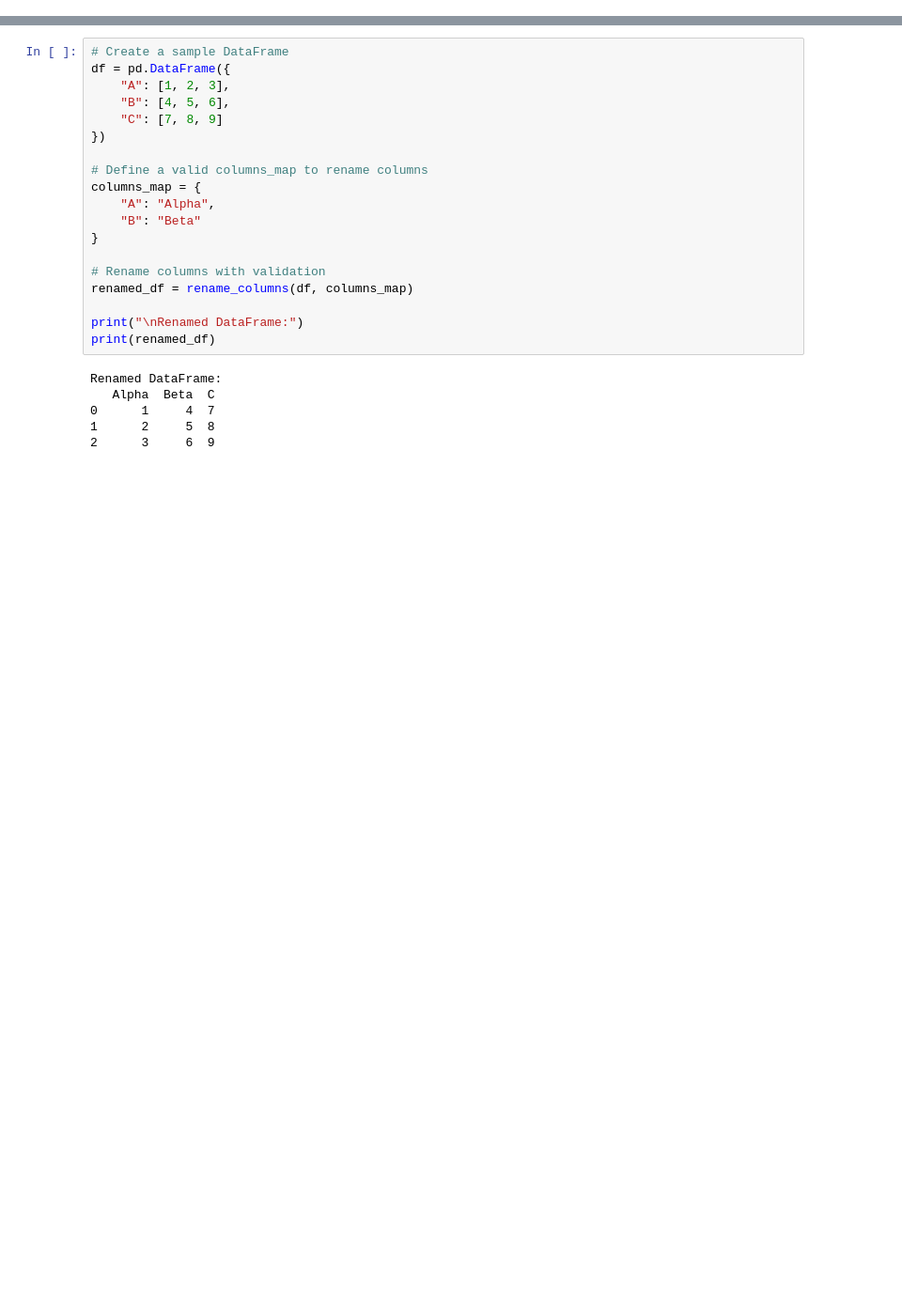
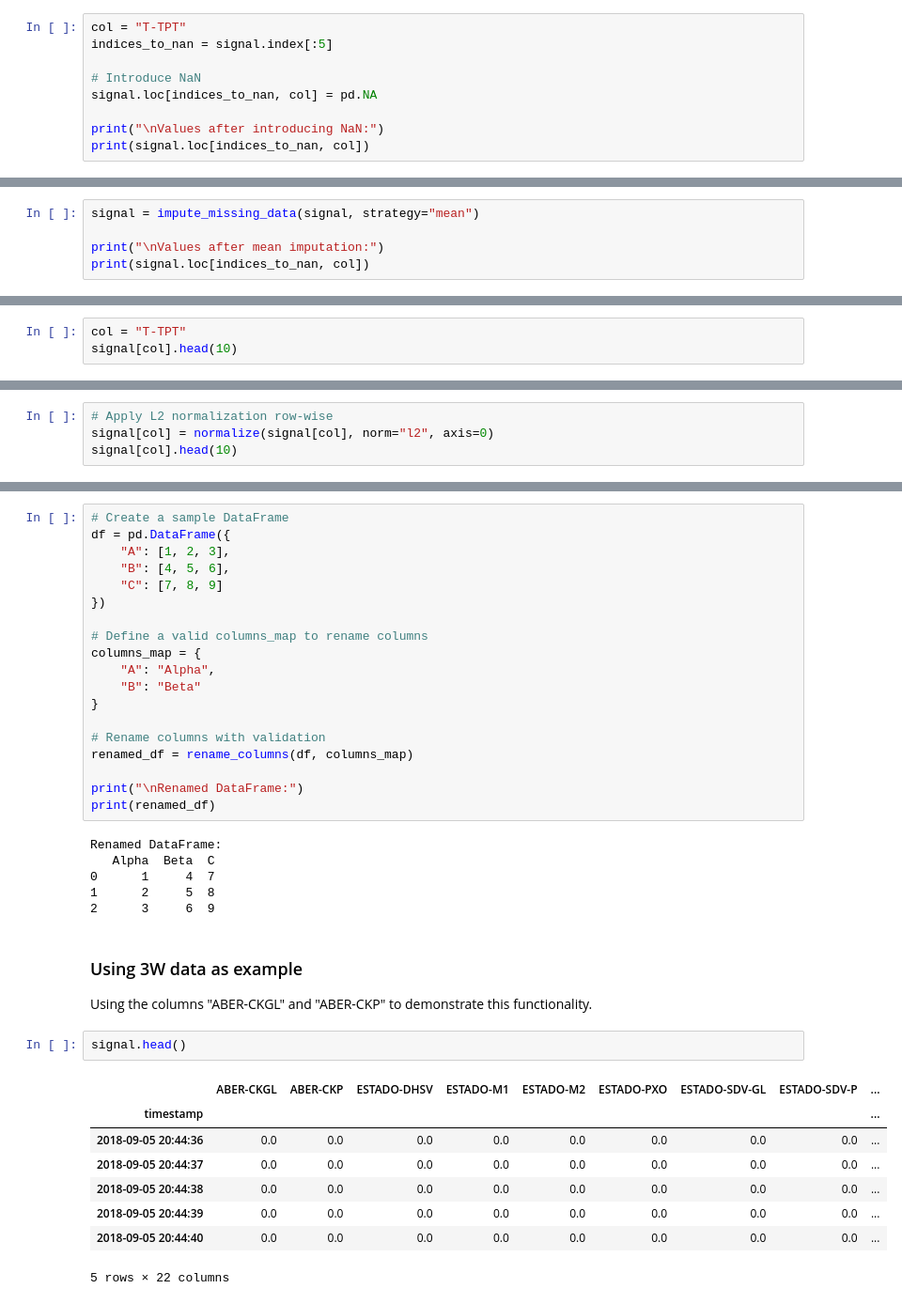
Before and after one commit to petrobras/3W, a Jupyter notebook: docs/notebooks/preprocessing_examples.ipynb, the cells around one changed output, grey strips where cells are left out. Shown at 94% size. Drawn from its saved outputs; the diff is of its cells as text; blank space fills up the shorter version.

Commit message:
Updating preprocessing_examples.ipynb with 3W examples

```diff
--- a/docs/notebooks/preprocessing_examples.ipynb
+++ b/docs/notebooks/preprocessing_examples.ipynb
@@ -81,0 +126,9 @@ imputed_df.head(5)
+# %%
+col = "T-TPT"
+indices_to_nan = signal.index[:5]
+
+# Introduce NaN
+signal.loc[indices_to_nan, col] = pd.NA
+
+print("\nValues after introducing NaN:")
+print(signal.loc[indices_to_nan, col])
@@ -81,0 +146,5 @@ imputed_df.head(5)
+# %%
+signal = impute_missing_data(signal, strategy="mean")
+
+print("\nValues after mean imputation:")
+print(signal.loc[indices_to_nan, col])
@@ -109,0 +210,3 @@ Name: s, dtype: float64
+# %%
+col = "T-TPT"
+signal[col].head(10)
@@ -109,0 +228,4 @@ Name: s, dtype: float64
+# %%
+# Apply L2 normalization row-wise
+signal[col] = normalize(signal[col], norm="l2", axis=0)
+signal[col].head(10)
@@ -270,3 +468,18 @@ Renamed DataFrame:
 0      1     4  7
 1      2     5  8
 2      3     6  9
+# %% [markdown]
+### Using 3W data as example
+
+Using the columns "ABER-CKGL" and "ABER-CKP" to demonstrate this functionality.
+# %%
+signal.head()
+# %% [output]
+|  | ABER-CKGL | ABER-CKP | ESTADO-DHSV | ESTADO-M1 | ESTADO-M2 | ESTADO-PXO | ESTADO-SDV-GL | ESTADO-SDV-P | ... |
+| timestamp |  |  |  |  |  |  |  |  | ... |
+| 2018-09-05 20:44:36 | 0.0 | 0.0 | 0.0 | 0.0 | 0.0 | 0.0 | 0.0 | 0.0 | ... |
+| 2018-09-05 20:44:37 | 0.0 | 0.0 | 0.0 | 0.0 | 0.0 | 0.0 | 0.0 | 0.0 | ... |
+| 2018-09-05 20:44:38 | 0.0 | 0.0 | 0.0 | 0.0 | 0.0 | 0.0 | 0.0 | 0.0 | ... |
+| 2018-09-05 20:44:39 | 0.0 | 0.0 | 0.0 | 0.0 | 0.0 | 0.0 | 0.0 | 0.0 | ... |
+| 2018-09-05 20:44:40 | 0.0 | 0.0 | 0.0 | 0.0 | 0.0 | 0.0 | 0.0 | 0.0 | ... |
+5 rows × 22 columns
```
Also changed, not shown: parts of 42 cells of this notebook.
